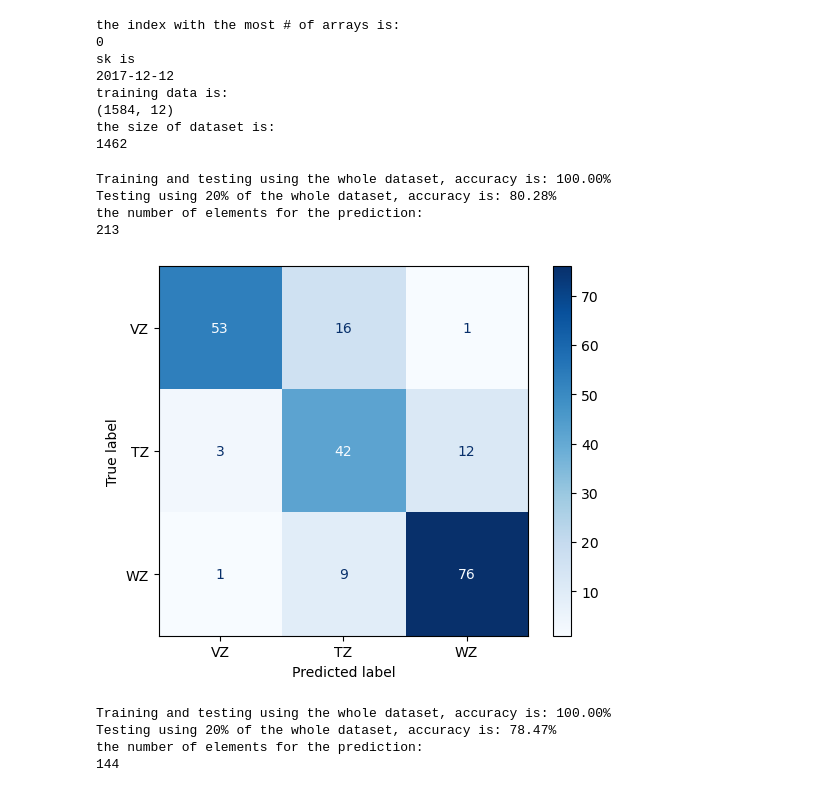
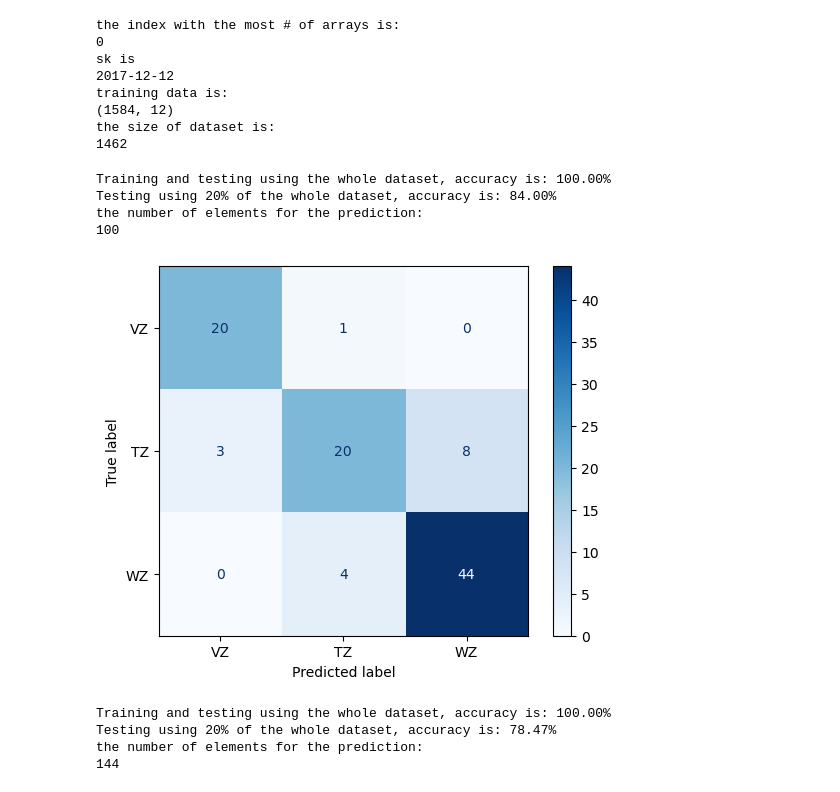
Before and after one commit to Malone-Disturbance-Ecology-Lab/ENP_WZ_Mapping, a Jupyter notebook: Remote_Sensing/04_Temporal_Transfer_for_GE_years_and_Verification.ipynb, the cells around one changed output. Cells and saved outputs as stored; diff of their text form; code cells hidden in the pictures.

```diff
--- a/Remote_Sensing/04_Temporal_Transfer_for_GE_years_and_Verification.ipynb
+++ b/Remote_Sensing/04_Temporal_Transfer_for_GE_years_and_Verification.ipynb
@@ -341,15 +339,15 @@ training data is:
 the size of dataset is:
 1462
 # %%
-X_combined = np.vstack((X_2022, X_2023))
-y_combined = np.vstack((y_2022.reshape(-1, 1), y_2023.reshape(-1, 1)))
-accuracy = model_train_test(X_combined, y_combined)
+# X_combined = np.vstack((X_2022, X_2023))
+# y_combined = np.vstack((y_2022.reshape(-1, 1), y_2023.reshape(-1, 1)))
+accuracy = model_train_test(X_2023, y_2023)
 # %% [output]
 Training and testing using the whole dataset, accuracy is: 100.00%
-Testing using 20% of the whole dataset, accuracy is: 80.28%
+Testing using 20% of the whole dataset, accuracy is: 84.00%
 the number of elements for the prediction:
-213
+100
-[figure, old version]
+[figure, new version]
 # %%
 accuracy = model_train_test(X_2009, y_2009)
 # %% [output]
```
Also changed, not shown: parts of 6 cells of this notebook, 5 other files.
